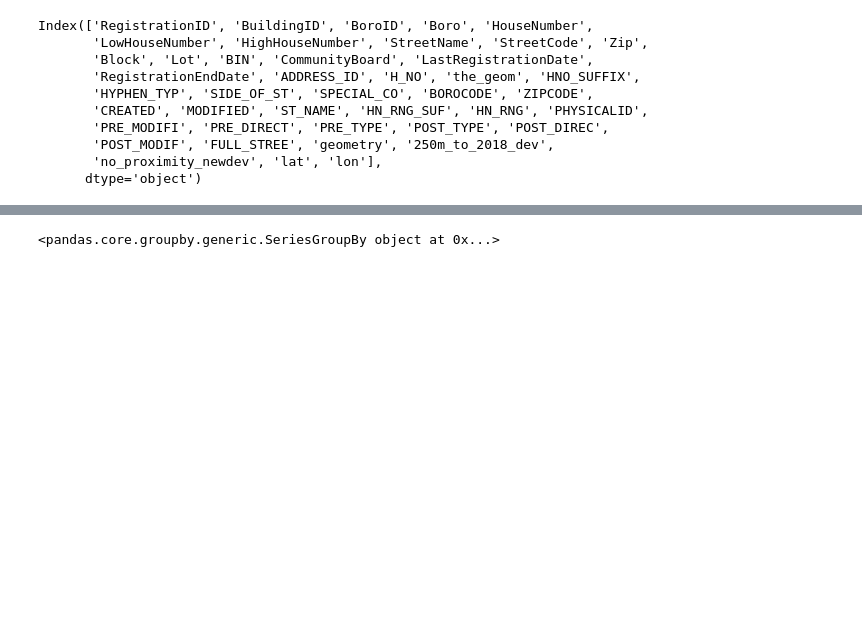
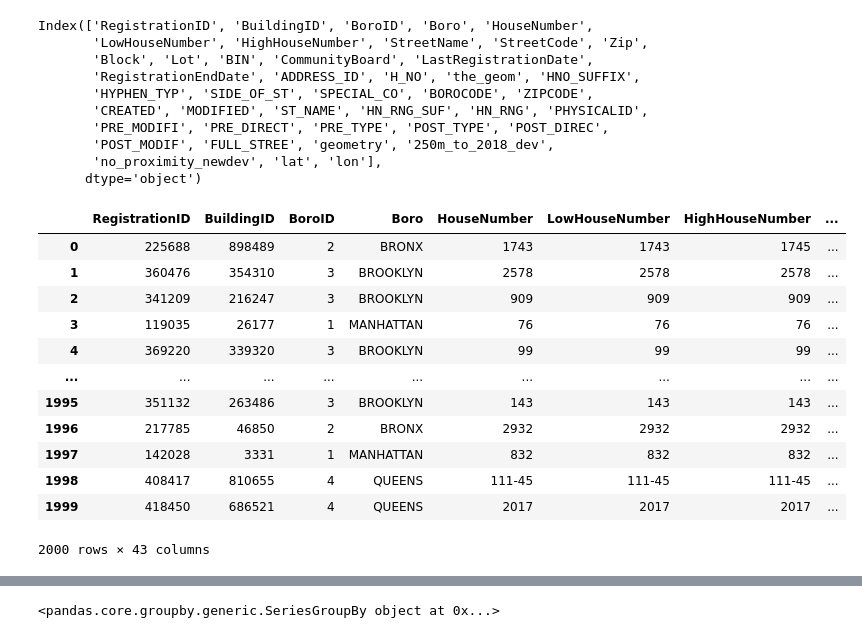
Before and after one commit to skaragou/6998_NYCRentProject, a Jupyter notebook: analysis_notebooks/data_analysis.ipynb, the cells around one changed output, grey strips where cells are left out. Drawn from its saved outputs; the diff is of its cells as text; code cells hidden in the pictures; blank space fills up the shorter version.

```diff
--- a/analysis_notebooks/data_analysis.ipynb
+++ b/analysis_notebooks/data_analysis.ipynb
@@ -134,5 +128,17 @@ apartments_grouped['BIN'] = apartments_grouped['BIN'].apply(lambda x: x)
-# %%
-housing_df["BIN"] = housing_df["BIN"].apply(int)
-# %%
-housing_df.rename(columns = {"BuildingID":"BIN"}, inplace = True)
+# %%
+housing_df
+# %% [output]
+|  | RegistrationID | BuildingID | BoroID | Boro | HouseNumber | LowHouseNumber | HighHouseNumber | ... |
+| 0 | 225688 | 898489 | 2 | BRONX | 1743 | 1743 | 1745 | ... |
+| 1 | 360476 | 354310 | 3 | BROOKLYN | 2578 | 2578 | 2578 | ... |
+| 2 | 341209 | 216247 | 3 | BROOKLYN | 909 | 909 | 909 | ... |
+| 3 | 119035 | 26177 | 1 | MANHATTAN | 76 | 76 | 76 | ... |
+| 4 | 369220 | 339320 | 3 | BROOKLYN | 99 | 99 | 99 | ... |
+| ... | ... | ... | ... | ... | ... | ... | ... | ... |
+| 1995 | 351132 | 263486 | 3 | BROOKLYN | 143 | 143 | 143 | ... |
+| 1996 | 217785 | 46850 | 2 | BRONX | 2932 | 2932 | 2932 | ... |
+| 1997 | 142028 | 3331 | 1 | MANHATTAN | 832 | 832 | 832 | ... |
+| 1998 | 408417 | 810655 | 4 | QUEENS | 111-45 | 111-45 | 111-45 | ... |
+| 1999 | 418450 | 686521 | 4 | QUEENS | 2017 | 2017 | 2017 | ... |
+2000 rows × 43 columns
 # %%
```
Also changed, not shown: parts of 22 cells of this notebook, 2 other files.
